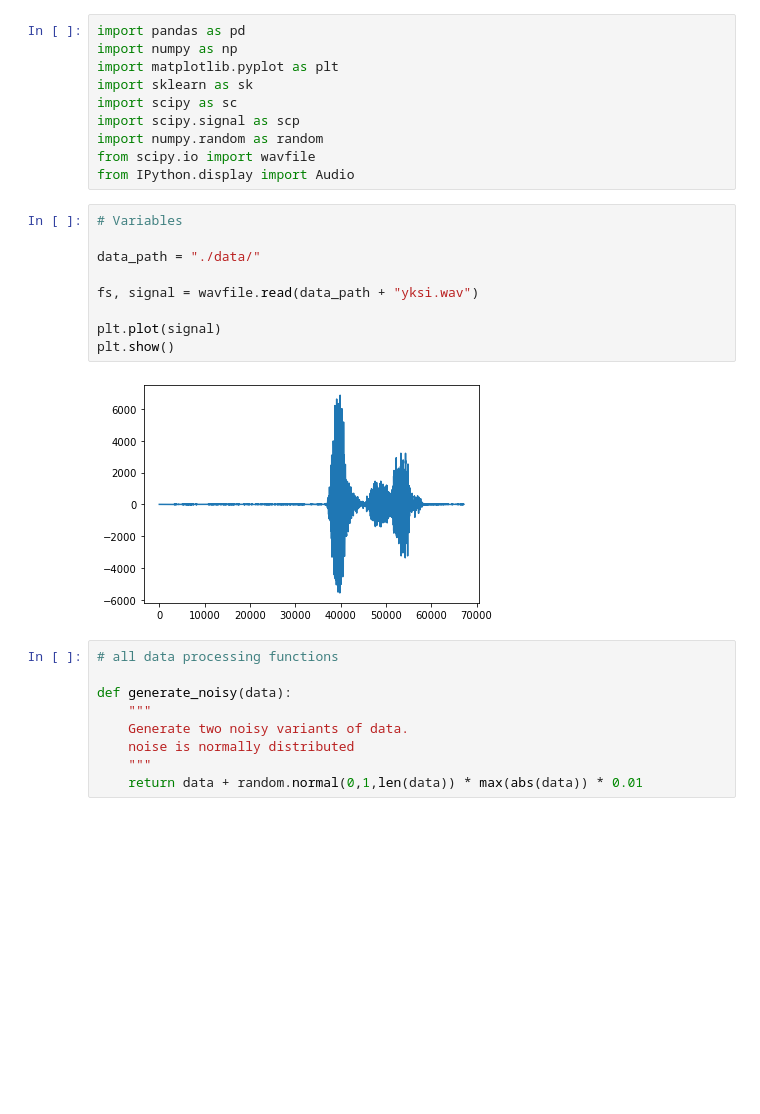
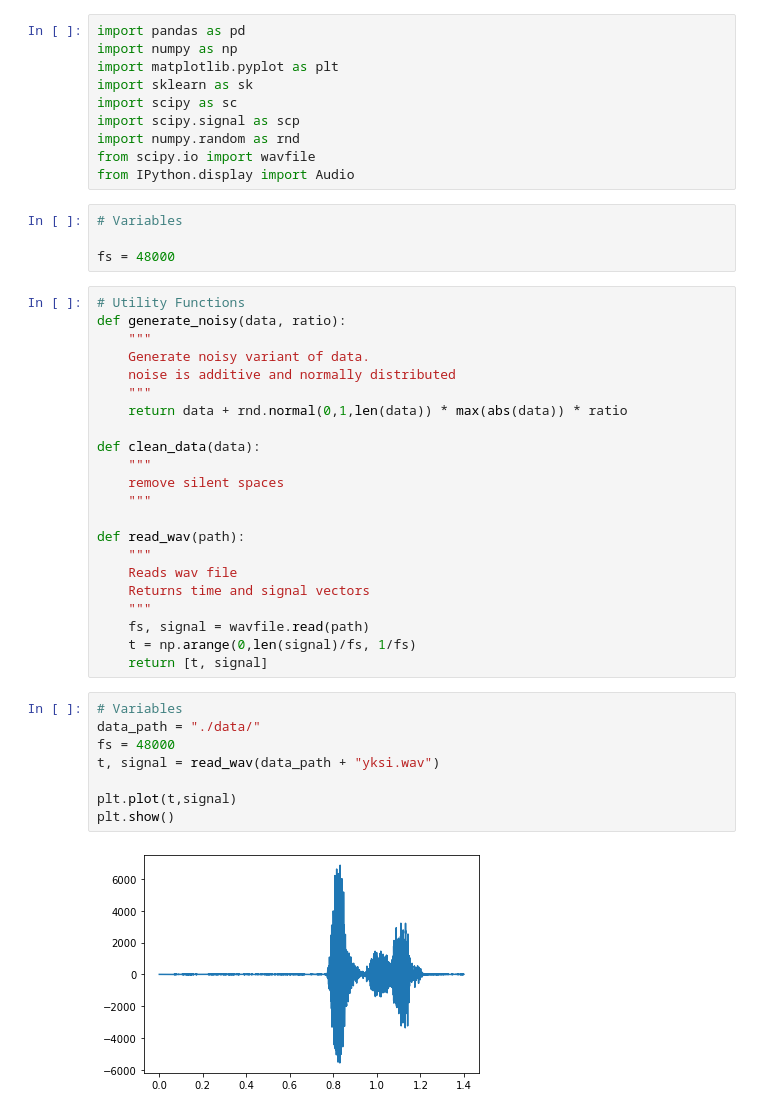
Before and after one commit to alluvm/speech_processing, a Jupyter notebook: processing.ipynb, the cells around one changed output. Saved outputs shown, nothing was run; the diff lists cells and outputs as text; blank space fills up the shorter version.

Commit message:
Edited function descriptions, created read wav

```diff
--- a/processing.ipynb
+++ b/processing.ipynb
@@ -5,27 +5,43 @@ import matplotlib.pyplot as plt
 import sklearn as sk
 import scipy as sc
 import scipy.signal as scp
-import numpy.random as random
+import numpy.random as rnd
 from scipy.io import wavfile
 from IPython.display import Audio
-# %%
-# Variables
-
-data_path = "./data/"
-
-fs, signal = wavfile.read(data_path + "yksi.wav")
-
-plt.plot(signal)
-plt.show()
-# %% [output]
-[figure, removed]
+# %%
+# Variables
+
+fs = 48000
 # %%
-# all data processing functions
+# Utility Functions
+def generate_noisy(data, ratio):
+    """
+    Generate noisy variant of data.
+    noise is additive and normally distributed
+    """
+    return data + rnd.normal(0,1,len(data)) * max(abs(data)) * ratio
 
-def generate_noisy(data):
+def clean_data(data):
     """
-    Generate two noisy variants of data.
-    noise is normally distributed
+    remove silent spaces
     """
-    return data + random.normal(0,1,len(data)) * max(abs(data)) * 0.01
+
+def read_wav(path):
+    """
+    Reads wav file
+    Returns time and signal vectors
+    """
+    fs, signal = wavfile.read(path)
+    t = np.arange(0,len(signal)/fs, 1/fs)
+    return [t, signal]
+# %%
+# Variables
+data_path = "./data/"
+fs = 48000
+t, signal = read_wav(data_path + "yksi.wav")
+
+plt.plot(t,signal)
+plt.show()
+# %% [output]
+[figure, added]
 # %%
```
Also changed, not shown: parts of 2 cells of this notebook.
